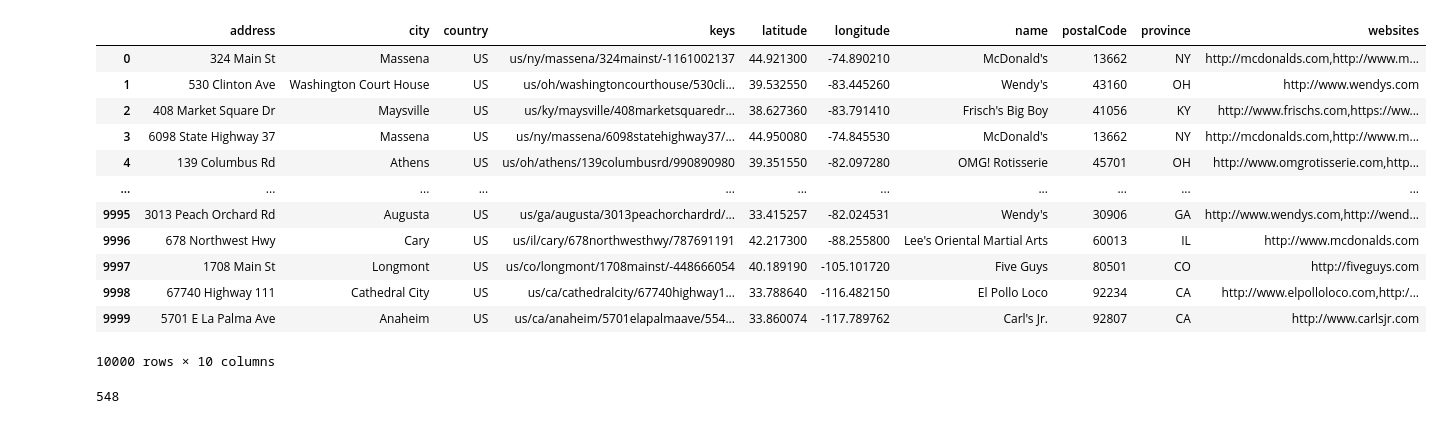
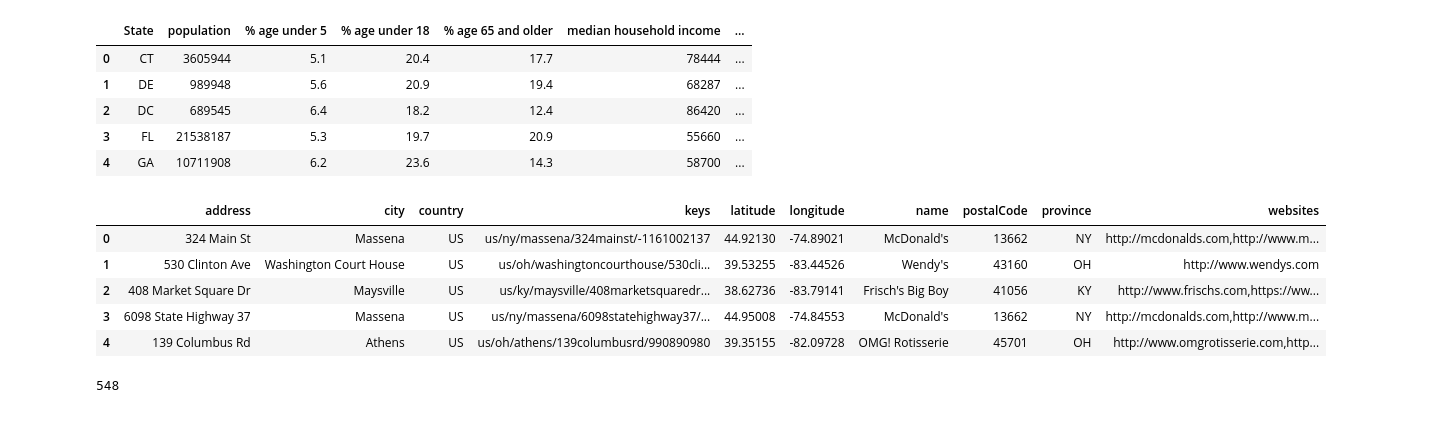
Before and after one commit to Andrewli1212/Fast-Food, a Jupyter notebook: Project1.ipynb, the cells around one changed output. Saved outputs shown, nothing was run; the diff lists cells and outputs as text; code cells hidden in the pictures.

```diff
--- a/Project1.ipynb
+++ b/Project1.ipynb
@@ -9,21 +111,74 @@ from pprint import pprint
+# %%
+demo_df = demo_df.replace({'Alabama': 'AL',
+    'Montana': 'MT',
+    'Alaska': 'AK',
+    'Nebraska': 'NE',
+    'Arizona': 'AZ',
+    'Nevada': 'NV',
+    'Arkansas': 'AR',
+    'New Hampshire': 'NH',
+    'California': 'CA',
+    'New Jersey': 'NJ',
+    'Colorado': 'CO',
+    'New Mexico': 'NM',
+    'Connecticut': 'CT',
+    'New York': 'NY',
+    'Delaware': 'DE',
+    'North Carolina': 'NC',
+    'Florida': 'FL',
+    'North Dakota': 'ND',
+    'Georgia': 'GA',
+    'Ohio': 'OH',
+    'Hawaii': 'HI',
+    'Oklahoma': 'OK',
+    'Idaho': 'ID',
+    'Oregon': 'OR',
+    'Illinois': 'IL',
+    'Pennsylvania': 'PA',
+    'Indiana': 'IN',
+    'Rhode Island': 'RI',
+    'Iowa': 'IA',
+    'South Carolina': 'SC',
+    'Kansas': 'KS',
+    'South Dakota': 'SD',
+    'Kentucky': 'KY',
+    'Tennessee': 'TN',
+    'Louisiana': 'LA',
+    'Texas': 'TX',
+    'Maine': 'ME',
+    'Utah': 'UT',
+    'Maryland': 'MD',
+    'Vermont': 'VT',
+    'Massachusetts': 'MA',
+    'Virginia': 'VA',
+    'Michigan': 'MI',
+    'Washington': 'WA',
+    'Minnesota': 'MN',
+    'West Virginia': 'WV',
+    'Mississippi': 'MS',
+    'Wisconsin': 'WI',
+    'Missouri': 'MO',
+    'Wyoming': 'WY',
+    'District of Columbia': 'DC'})
+demo_df.head()
+# %% [output]
+|  | State | population | % age under 5 | % age under 18 | % age 65 and older | median household income | ... |
+| 0 | CT | 3605944 | 5.1 | 20.4 | 17.7 | 78444 | ... |
+| 1 | DE | 989948 | 5.6 | 20.9 | 19.4 | 68287 | ... |
+| 2 | DC | 689545 | 6.4 | 18.2 | 12.4 | 86420 | ... |
+| 3 | FL | 21538187 | 5.3 | 19.7 | 20.9 | 55660 | ... |
+| 4 | GA | 10711908 | 6.2 | 23.6 | 14.3 | 58700 | ... |
 # %%
 food_path = 'Resources/FastFoodRestaurants.csv'
 food_db = pd.read_csv(food_path)
-food_db
+food_db.head()
 # %% [output]
 |  | address | city | country | keys | latitude | longitude | name | postalCode | province | websites |
-| 0 | 324 Main St | Massena | US | us/ny/massena/324mainst/-1161002137 | 44.921300 | -74.890210 | McDonald's | 13662 | NY | http://mcdonalds.com,http://www.m... |
-| 1 | 530 Clinton Ave | Washington Court House | US | us/oh/washingtoncourthouse/530cli... | 39.532550 | -83.445260 | Wendy's | 43160 | OH | http://www.wendys.com |
-| 2 | 408 Market Square Dr | Maysville | US | us/ky/maysville/408marketsquaredr... | 38.627360 | -83.791410 | Frisch's Big Boy | 41056 | KY | http://www.frischs.com,https://ww... |
-| 3 | 6098 State Highway 37 | Massena | US | us/ny/massena/6098statehighway37/... | 44.950080 | -74.845530 | McDonald's | 13662 | NY | http://mcdonalds.com,http://www.m... |
-| 4 | 139 Columbus Rd | Athens | US | us/oh/athens/139columbusrd/990890980 | 39.351550 | -82.097280 | OMG! Rotisserie | 45701 | OH | http://www.omgrotisserie.com,http... |
-| ... | ... | ... | ... | ... | ... | ... | ... | ... | ... | ... |
-| 9995 | 3013 Peach Orchard Rd | Augusta | US | us/ga/augusta/3013peachorchardrd/... | 33.415257 | -82.024531 | Wendy's | 30906 | GA | http://www.wendys.com,http://wend... |
-| 9996 | 678 Northwest Hwy | Cary | US | us/il/cary/678northwesthwy/787691191 | 42.217300 | -88.255800 | Lee's Oriental Martial Arts | 60013 | IL | http://www.mcdonalds.com |
-| 9997 | 1708 Main St | Longmont | US | us/co/longmont/1708mainst/-448666054 | 40.189190 | -105.101720 | Five Guys | 80501 | CO | http://fiveguys.com |
-| 9998 | 67740 Highway 111 | Cathedral City | US | us/ca/cathedralcity/67740highway1... | 33.788640 | -116.482150 | El Pollo Loco | 92234 | CA | http://www.elpolloloco.com,http:/... |
-| 9999 | 5701 E La Palma Ave | Anaheim | US | us/ca/anaheim/5701elapalmaave/554... | 33.860074 | -117.789762 | Carl's Jr. | 92807 | CA | http://www.carlsjr.com |
+| 0 | 324 Main St | Massena | US | us/ny/massena/324mainst/-1161002137 | 44.92130 | -74.89021 | McDonald's | 13662 | NY | http://mcdonalds.com,http://www.m... |
+| 1 | 530 Clinton Ave | Washington Court House | US | us/oh/washingtoncourthouse/530cli... | 39.53255 | -83.44526 | Wendy's | 43160 | OH | http://www.wendys.com |
+| 2 | 408 Market Square Dr | Maysville | US | us/ky/maysville/408marketsquaredr... | 38.62736 | -83.79141 | Frisch's Big Boy | 41056 | KY | http://www.frischs.com,https://ww... |
+| 3 | 6098 State Highway 37 | Massena | US | us/ny/massena/6098statehighway37/... | 44.95008 | -74.84553 | McDonald's | 13662 | NY | http://mcdonalds.com,http://www.m... |
+| 4 | 139 Columbus Rd | Athens | US | us/oh/athens/139columbusrd/990890980 | 39.35155 | -82.09728 | OMG! Rotisserie | 45701 | OH | http://www.omgrotisserie.com,http... |
-10000 rows × 10 columns
 # %%
 count = food_db['name'].nunique()
 count
```
Also changed, not shown: parts of 18 cells of this notebook, 3 other files.
